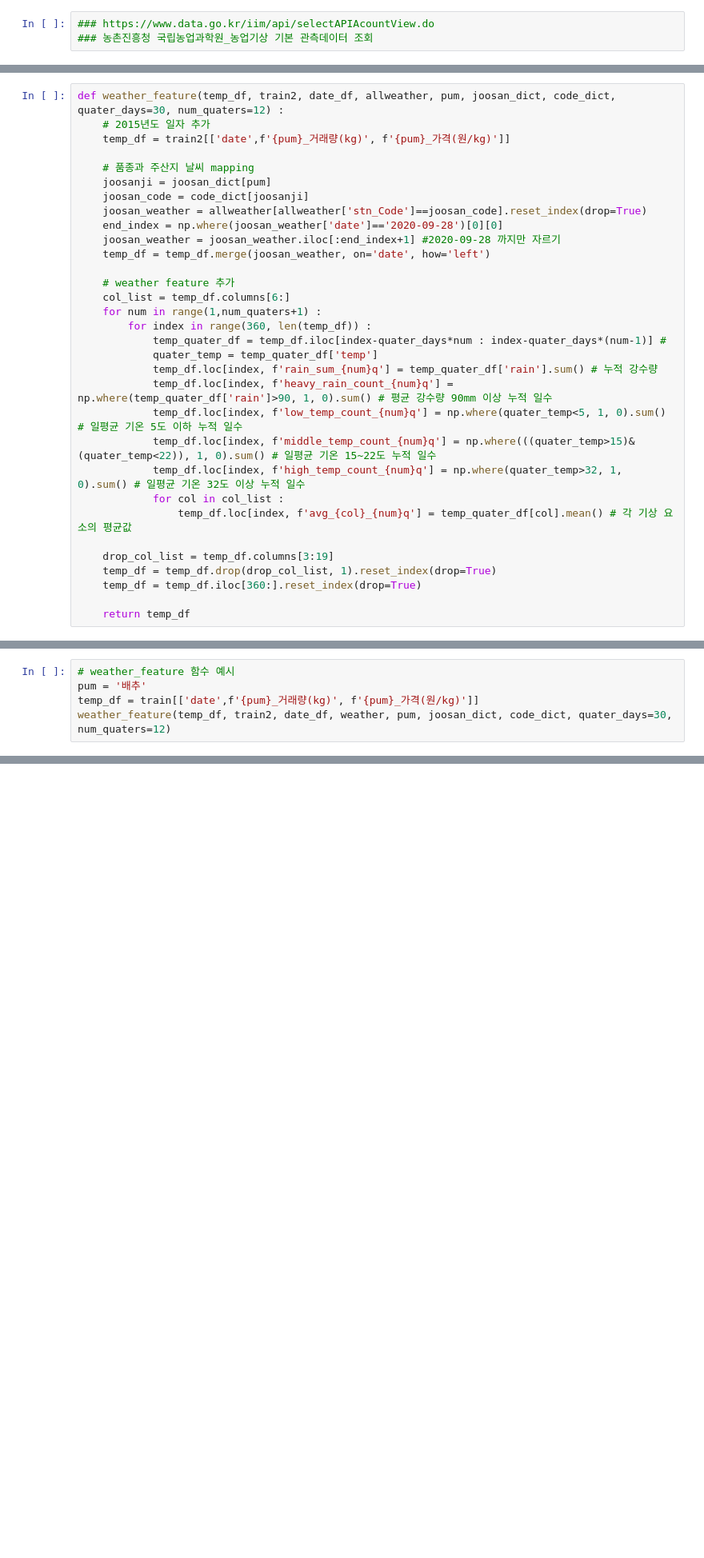
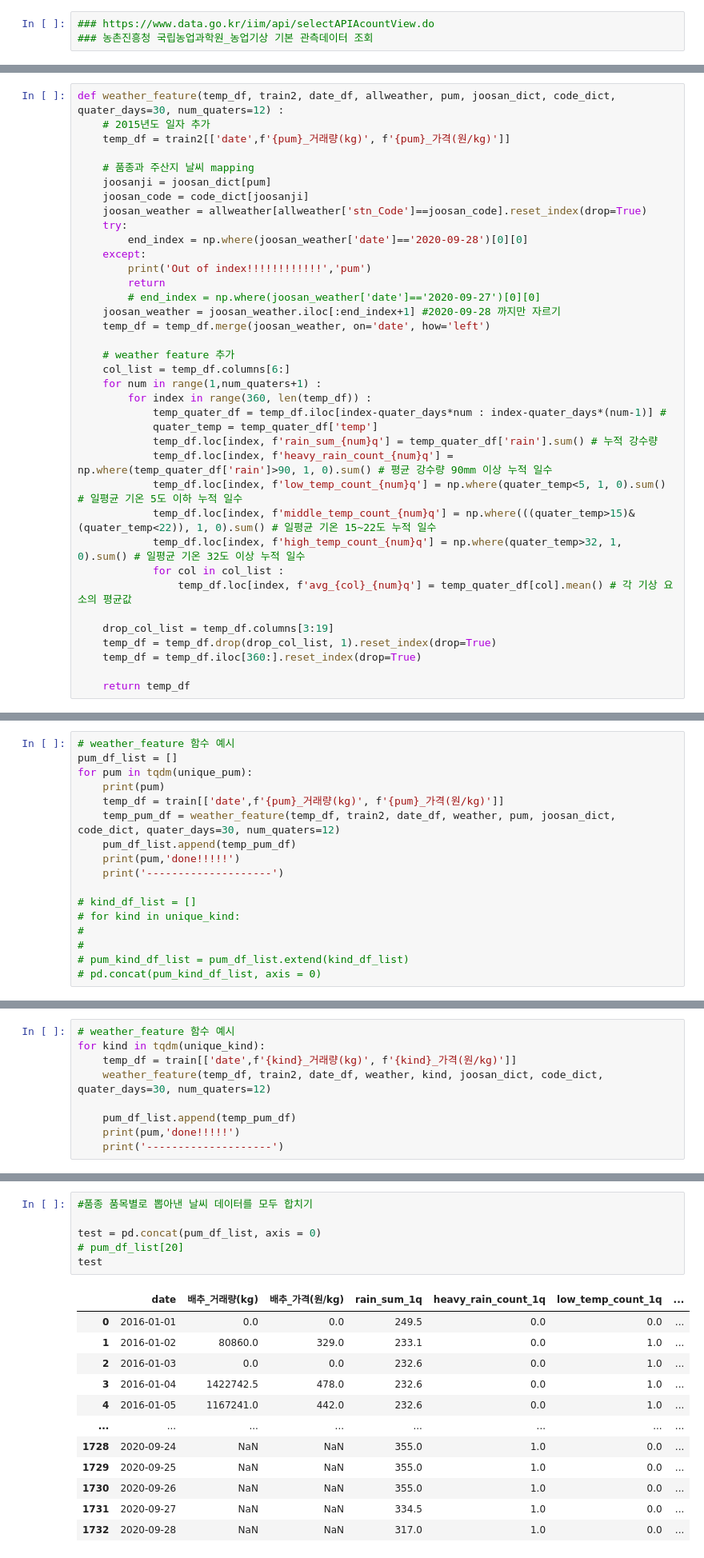
Before and after one commit to HyeonUk1504/JangbogoProject, a Jupyter notebook: develop/weather_.ipynb, the cells around one changed output, grey strips where cells are left out. Shown at 80% size. Drawn from its saved outputs; the diff is of its cells as text; blank space fills up the shorter version.

```diff
--- a/develop/weather_.ipynb
+++ b/develop/weather_.ipynb
@@ -422,7 +397,12 @@ def weather_feature(temp_df, train2, date_df, allweather, pum, joosan_dict, code
     joosanji = joosan_dict[pum]
     joosan_code = code_dict[joosanji]
     joosan_weather = allweather[allweather['stn_Code']==joosan_code].reset_index(drop=True)
-    end_index = np.where(joosan_weather['date']=='2020-09-28')[0][0]
+    try:
+        end_index = np.where(joosan_weather['date']=='2020-09-28')[0][0]
+    except:
+        print('Out of index!!!!!!!!!!!!','pum')
+        return
+        # end_index = np.where(joosan_weather['date']=='2020-09-27')[0][0]
     joosan_weather = joosan_weather.iloc[:end_index+1] #2020-09-28 까지만 자르기
     temp_df = temp_df.merge(joosan_weather, on='date', how='left')
 
@@ -447,0 +439,17 @@ def weather_feature(temp_df, train2, date_df, allweather, pum, joosan_dict, code
+# %%
+# weather_feature 함수 예시
+pum_df_list = []
+for pum in tqdm(unique_pum):
+    print(pum)
+    temp_df = train[['date',f'{pum}_거래량(kg)', f'{pum}_가격(원/kg)']]
+    temp_pum_df = weather_feature(temp_df, train2, date_df, weather, pum, joosan_dict, code_dict, quater_days=30, num_quaters=12)
+    pum_df_list.append(temp_pum_df)
+    print(pum,'done!!!!!')
+    print('--------------------')
+
+# kind_df_list = []
+# for kind in unique_kind:
+#
+#
+# pum_kind_df_list = pum_df_list.extend(kind_df_list)
+# pd.concat(pum_kind_df_list, axis = 0)
@@ -448,6 +496,10 @@ def weather_feature(temp_df, train2, date_df, allweather, pum, joosan_dict, code
 # %%
 # weather_feature 함수 예시
-pum = '배추'
-temp_df = train[['date',f'{pum}_거래량(kg)', f'{pum}_가격(원/kg)']]
-weather_feature(temp_df, train2, date_df, weather, pum, joosan_dict, code_dict, quater_days=30, num_quaters=12)
+for kind in tqdm(unique_kind):
+    temp_df = train[['date',f'{kind}_거래량(kg)', f'{kind}_가격(원/kg)']]
+    weather_feature(temp_df, train2, date_df, weather, kind, joosan_dict, code_dict, quater_days=30, num_quaters=12)
+
+    pum_df_list.append(temp_pum_df)
+    print(pum,'done!!!!!')
+    print('--------------------')
 # %% [output]
@@ -505,0 +516,19 @@ df21
+# %%
+#품종 품목별로 뽑아낸 날씨 데이터를 모두 합치기
+
+test = pd.concat(pum_df_list, axis = 0)
+# pum_df_list[20]
+test
+# %% [output]
+|  | date | 배추_거래량(kg) | 배추_가격(원/kg) | rain_sum_1q | heavy_rain_count_1q | low_temp_count_1q | ... |
+| 0 | 2016-01-01 | 0.0 | 0.0 | 249.5 | 0.0 | 0.0 | ... |
+| 1 | 2016-01-02 | 80860.0 | 329.0 | 233.1 | 0.0 | 1.0 | ... |
+| 2 | 2016-01-03 | 0.0 | 0.0 | 232.6 | 0.0 | 1.0 | ... |
+| 3 | 2016-01-04 | 1422742.5 | 478.0 | 232.6 | 0.0 | 1.0 | ... |
+| 4 | 2016-01-05 | 1167241.0 | 442.0 | 232.6 | 0.0 | 1.0 | ... |
+| ... | ... | ... | ... | ... | ... | ... | ... |
+| 1728 | 2020-09-24 | NaN | NaN | 355.0 | 1.0 | 0.0 | ... |
+| 1729 | 2020-09-25 | NaN | NaN | 355.0 | 1.0 | 0.0 | ... |
+| 1730 | 2020-09-26 | NaN | NaN | 355.0 | 1.0 | 0.0 | ... |
+| 1731 | 2020-09-27 | NaN | NaN | 334.5 | 1.0 | 0.0 | ... |
+| 1732 | 2020-09-28 | NaN | NaN | 317.0 | 1.0 | 0.0 | ... |
```
Also changed, not shown: parts of 24 cells of this notebook, 1 other file.
